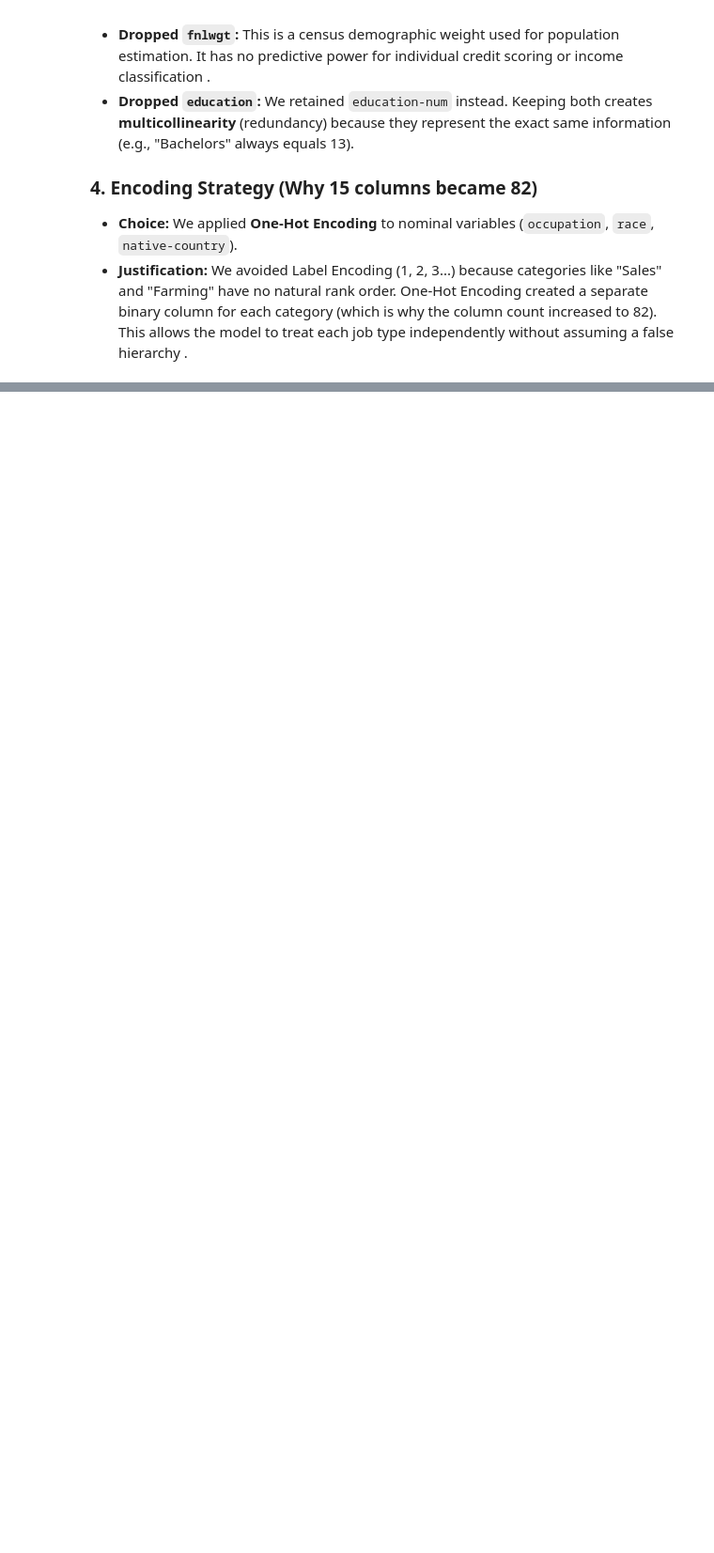
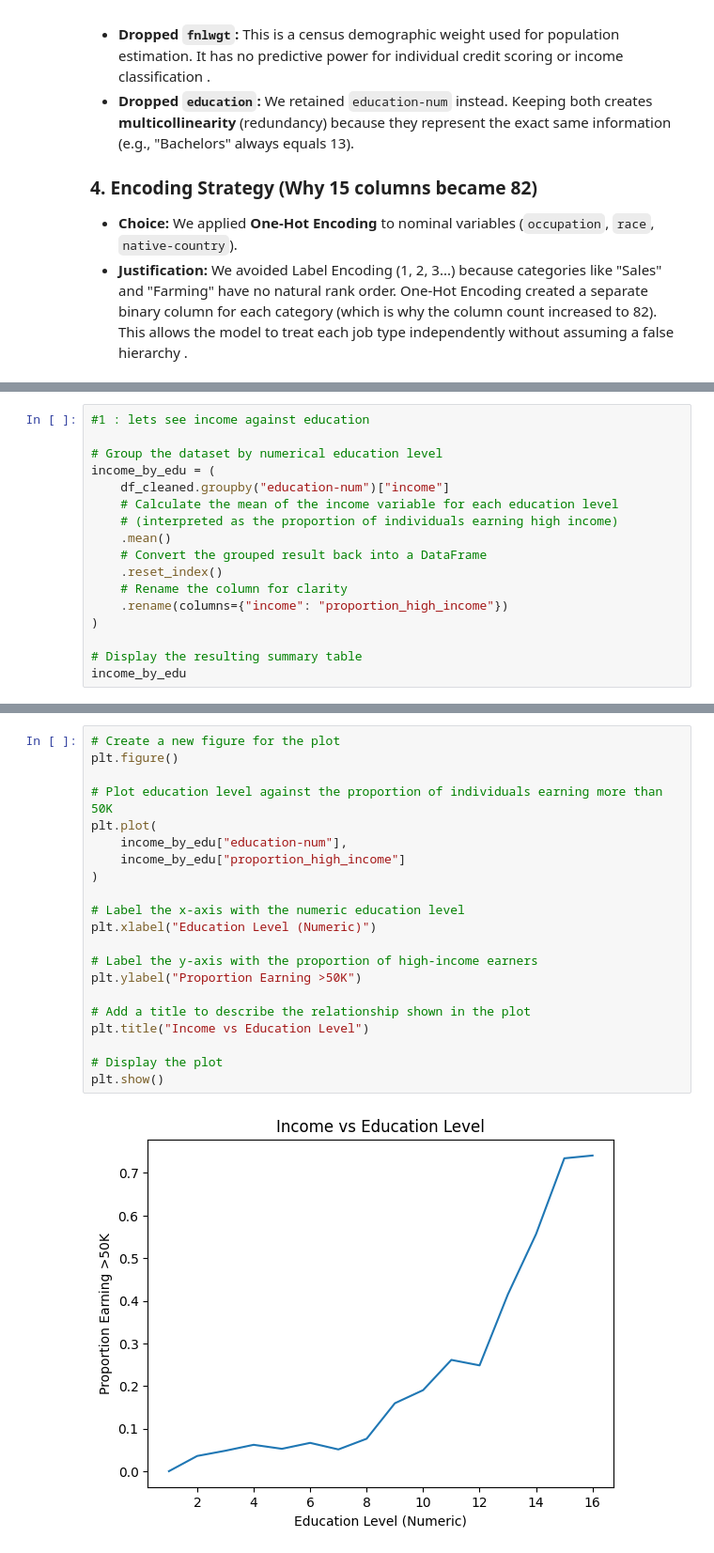
Before and after one commit to ADRIAN-gif-dev/Business-Intelligence-_-Student, a Jupyter notebook: Business Intelligence Group Work/Notebooks/datacheck.ipynb, the cells around one changed output, grey strips where cells are left out. Shown at 94% size. Cells and saved outputs as stored; diff of their text form; blank space fills up the shorter version.

```diff
--- a/Business Intelligence Group Work/Notebooks/datacheck.ipynb
+++ b/Business Intelligence Group Work/Notebooks/datacheck.ipynb
@@ -231,0 +234,17 @@ First 5 rows of cleaned data:
+# %%
+#1 : lets see income against education
+
+# Group the dataset by numerical education level
+income_by_edu = (
+    df_cleaned.groupby("education-num")["income"]
+    # Calculate the mean of the income variable for each education level
+    # (interpreted as the proportion of individuals earning high income)
+    .mean()
+    # Convert the grouped result back into a DataFrame
+    .reset_index()
+    # Rename the column for clarity
+    .rename(columns={"income": "proportion_high_income"})
+)
+
+# Display the resulting summary table
+income_by_edu
@@ -231,0 +269,23 @@ First 5 rows of cleaned data:
+# %%
+# Create a new figure for the plot
+plt.figure()
+
+# Plot education level against the proportion of individuals earning more than 50K
+plt.plot(
+    income_by_edu["education-num"],
+    income_by_edu["proportion_high_income"]
+)
+
+# Label the x-axis with the numeric education level
+plt.xlabel("Education Level (Numeric)")
+
+# Label the y-axis with the proportion of high-income earners
+plt.ylabel("Proportion Earning >50K")
+
+# Add a title to describe the relationship shown in the plot
+plt.title("Income vs Education Level")
+
+# Display the plot
+plt.show()
+# %% [output]
+[figure, added]
```
Also changed, not shown: parts of 6 cells of this notebook.
